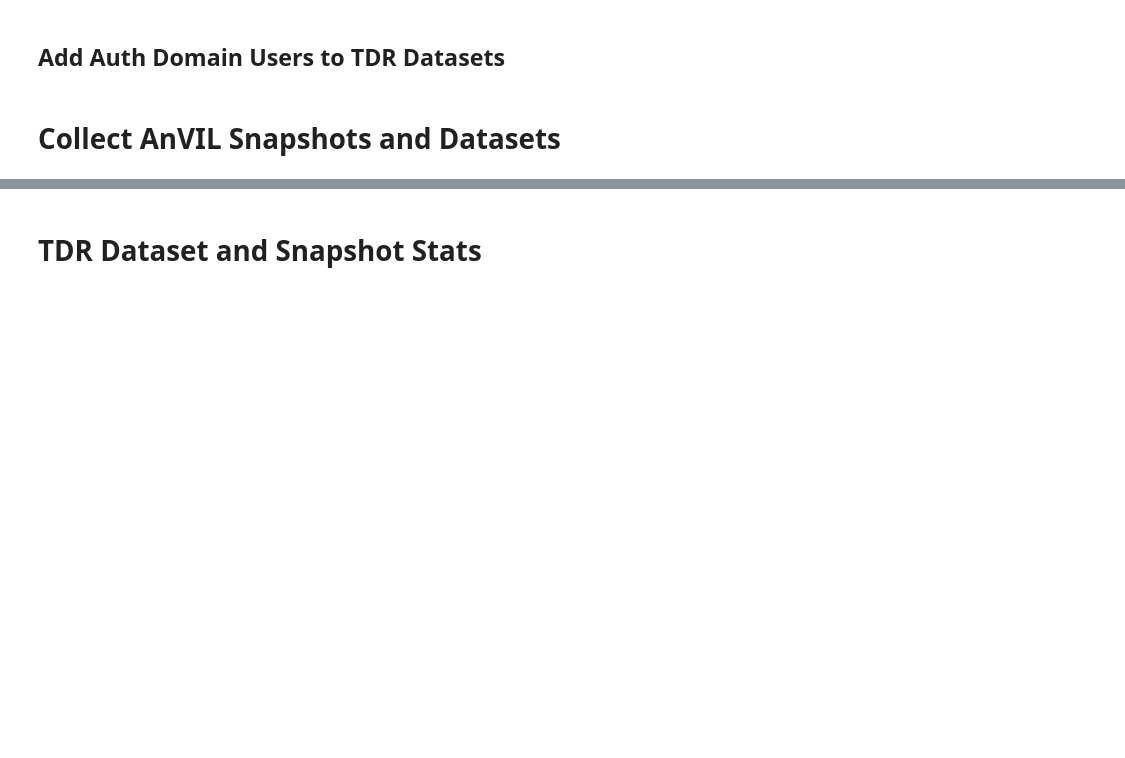
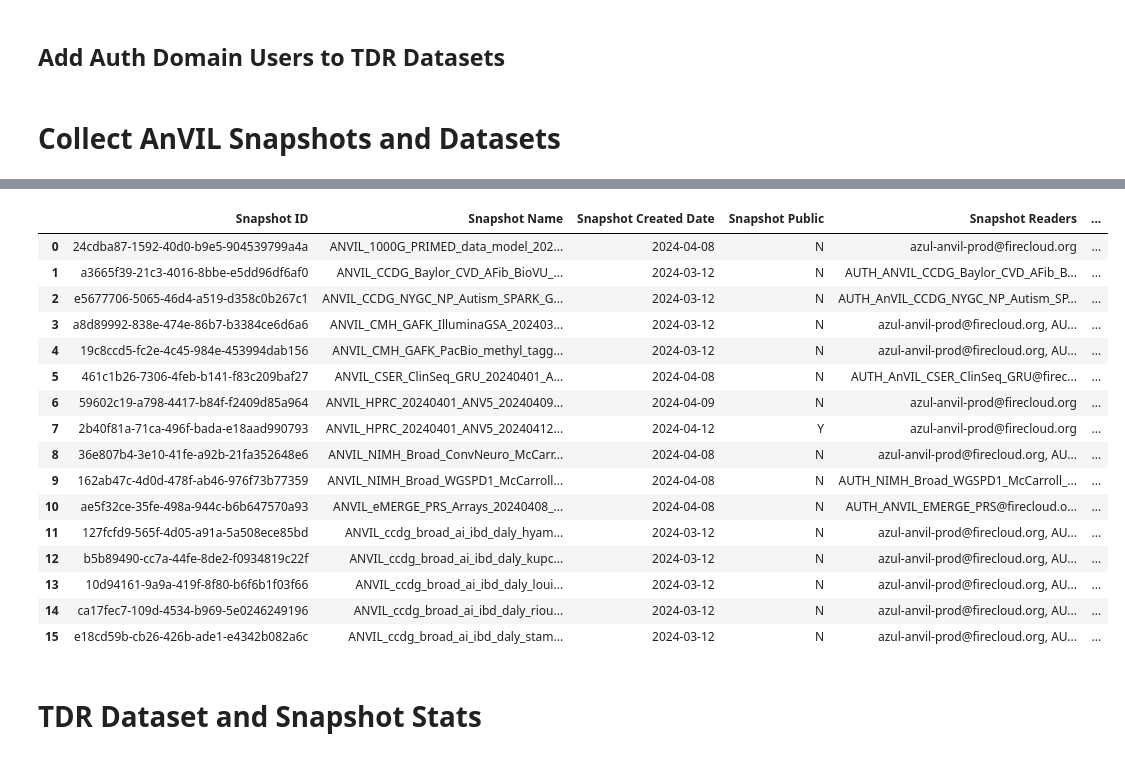
Before and after one commit to broadinstitute/anvil_tdr_ingest, a Jupyter notebook: notebooks/utility_other_scripts.ipynb, the cells around one changed output, grey strips where cells are left out. Cells and saved outputs as stored; diff of their text form; code cells hidden in the pictures; blank space fills up the shorter version.

```diff
--- a/notebooks/utility_other_scripts.ipynb
+++ b/notebooks/utility_other_scripts.ipynb
@@ -663,13 +663,13 @@ api_client = utils.refresh_tdr_api_client()
 datasets_api = data_repo_client.DatasetsApi(api_client=api_client)
 snapshots_api = data_repo_client.SnapshotsApi(api_client=api_client)
 datasets_list = datasets_api.enumerate_datasets(filter="anvil", limit=2000)
-dataset_list_len = len(datasets_list.items)
+dataset_list_len = min(len(datasets_list.items), len(dataset_id_list))
 records_list = []
 dataset_count = 0
 for dataset_entry in datasets_list.items:
-    dataset_count += 1
-    logging.info(f"Processing dataset {dataset_count} of {dataset_list_len}")
     if len(dataset_id_list) == 0 or dataset_entry.id in dataset_id_list:
+        dataset_count += 1
+        logging.info(f"Processing dataset {dataset_count} of {dataset_list_len}")
         if re.match("^ANVIL_[a-zA-Z0-9-_]+_[0-9]{8}", dataset_entry.name.upper()):
             dataset_detail = datasets_api.retrieve_dataset(id=dataset_entry.id, include=["PROPERTIES", "DATA_PROJECT"])
             snapshots_list = snapshots_api.enumerate_snapshots(dataset_ids=[dataset_entry.id], limit=1000)
@@ -724,3 +724,4 @@ df_sorted = df.sort_values(["Source Workspace", "Source Dataset Name", "Snapshot
 current_datetime_string = datetime.datetime.now().strftime("%Y%m%d %H:%M:%S")
 logging.info(f"End time: {current_datetime_string}")
 display(df_sorted)
+# %% [output]
@@ -727,3 +745,20 @@ display(df_sorted)
+|  | Snapshot ID | Snapshot Name | Snapshot Created Date | Snapshot Public | Snapshot Readers | ... |
+| 0 | 24cdba87-1592-40d0-b9e5-904539799a4a | ANVIL_1000G_PRIMED_data_model_202... | 2024-04-08 | N | azul-anvil-prod@firecloud.org | ... |
+| 1 | a3665f39-21c3-4016-8bbe-e5dd96df6af0 | ANVIL_CCDG_Baylor_CVD_AFib_BioVU_... | 2024-03-12 | N | AUTH_ANVIL_CCDG_Baylor_CVD_AFib_B... | ... |
+| 2 | e5677706-5065-46d4-a519-d358c0b267c1 | ANVIL_CCDG_NYGC_NP_Autism_SPARK_G... | 2024-03-12 | N | AUTH_AnVIL_CCDG_NYGC_NP_Autism_SP... | ... |
+| 3 | a8d89992-838e-474e-86b7-b3384ce6d6a6 | ANVIL_CMH_GAFK_IlluminaGSA_202403... | 2024-03-12 | N | azul-anvil-prod@firecloud.org, AU... | ... |
+| 4 | 19c8ccd5-fc2e-4c45-984e-453994dab156 | ANVIL_CMH_GAFK_PacBio_methyl_tagg... | 2024-03-12 | N | azul-anvil-prod@firecloud.org, AU... | ... |
+| 5 | 461c1b26-7306-4feb-b141-f83c209baf27 | ANVIL_CSER_ClinSeq_GRU_20240401_A... | 2024-04-08 | N | AUTH_AnVIL_CSER_ClinSeq_GRU@firec... | ... |
+| 6 | 59602c19-a798-4417-b84f-f2409d85a964 | ANVIL_HPRC_20240401_ANV5_20240409... | 2024-04-09 | N | azul-anvil-prod@firecloud.org | ... |
+| 7 | 2b40f81a-71ca-496f-bada-e18aad990793 | ANVIL_HPRC_20240401_ANV5_20240412... | 2024-04-12 | Y | azul-anvil-prod@firecloud.org | ... |
+| 8 | 36e807b4-3e10-41fe-a92b-21fa352648e6 | ANVIL_NIMH_Broad_ConvNeuro_McCarr... | 2024-04-08 | N | azul-anvil-prod@firecloud.org, AU... | ... |
+| 9 | 162ab47c-4d0d-478f-ab46-976f73b77359 | ANVIL_NIMH_Broad_WGSPD1_McCarroll... | 2024-04-08 | N | AUTH_NIMH_Broad_WGSPD1_McCarroll_... | ... |
+| 10 | ae5f32ce-35fe-498a-944c-b6b647570a93 | ANVIL_eMERGE_PRS_Arrays_20240408_... | 2024-04-08 | N | AUTH_ANVIL_EMERGE_PRS@firecloud.o... | ... |
+| 11 | 127fcfd9-565f-4d05-a91a-5a508ece85bd | ANVIL_ccdg_broad_ai_ibd_daly_hyam... | 2024-03-12 | N | azul-anvil-prod@firecloud.org, AU... | ... |
+| 12 | b5b89490-cc7a-44fe-8de2-f0934819c22f | ANVIL_ccdg_broad_ai_ibd_daly_kupc... | 2024-03-12 | N | azul-anvil-prod@firecloud.org, AU... | ... |
+| 13 | 10d94161-9a9a-419f-8f80-b6f6b1f03f66 | ANVIL_ccdg_broad_ai_ibd_daly_loui... | 2024-03-12 | N | azul-anvil-prod@firecloud.org, AU... | ... |
+| 14 | ca17fec7-109d-4534-b969-5e0246249196 | ANVIL_ccdg_broad_ai_ibd_daly_riou... | 2024-03-12 | N | azul-anvil-prod@firecloud.org, AU... | ... |
+| 15 | e18cd59b-cb26-426b-ade1-e4342b082a6c | ANVIL_ccdg_broad_ai_ibd_daly_stam... | 2024-03-12 | N | azul-anvil-prod@firecloud.org, AU... | ... |
 # %% [markdown]
 # TDR Dataset and Snapshot Stats
 # %% [markdown]
```
Also changed, not shown: parts of 7 cells of this notebook, 7 other files.
